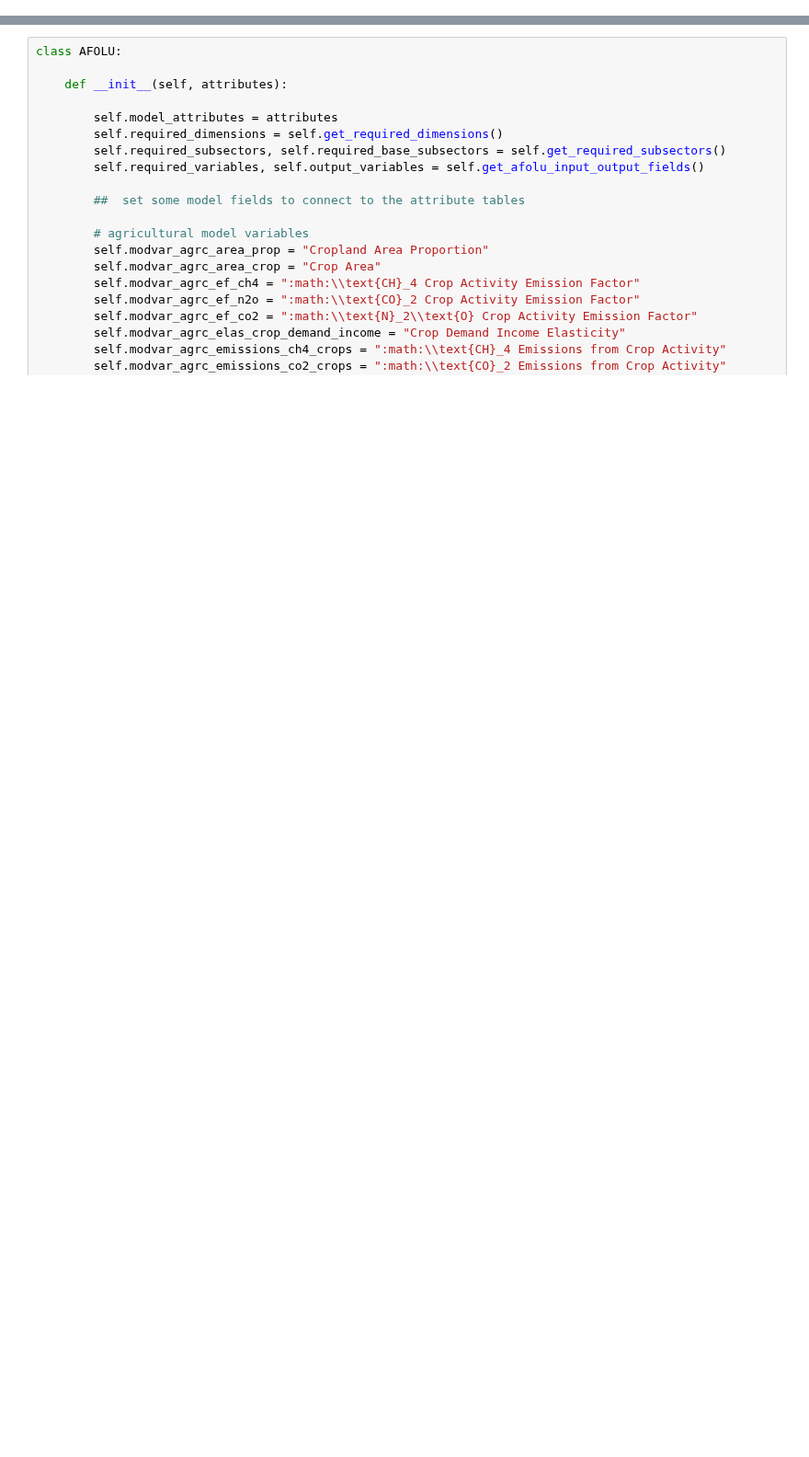
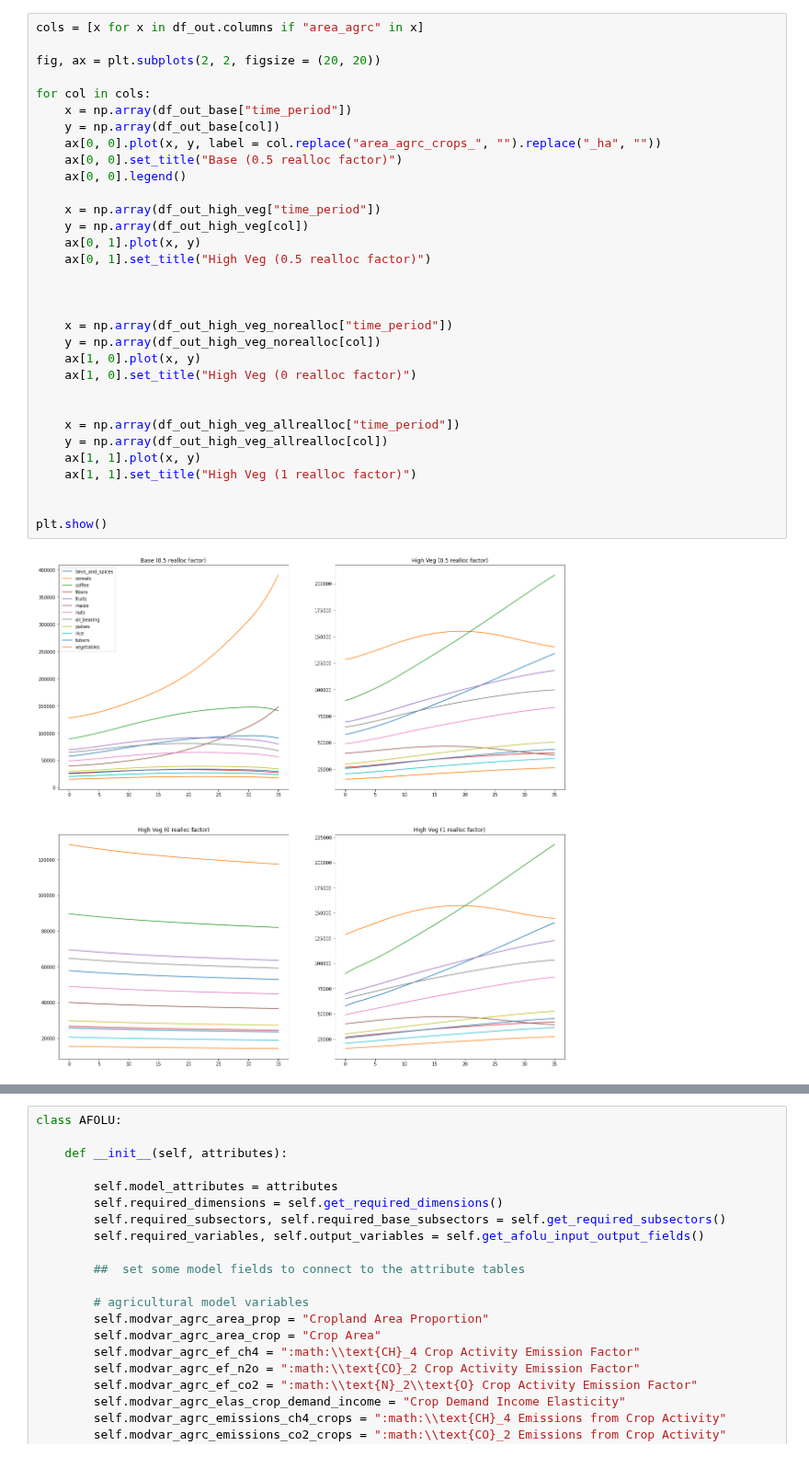
Before and after one commit to jarojasag/lac_decarbonization, a Jupyter notebook: python/build_afolu.ipynb, the cells around one changed output, grey strips where cells are left out. Shown at 92% size. Drawn from its saved outputs; the diff is of its cells as text; blank space fills up the shorter version.

```diff
--- a/python/build_afolu.ipynb
+++ b/python/build_afolu.ipynb
@@ -40,0 +54,34 @@ Land use projection complete in 0.0 seconds.
+# %%
+cols = [x for x in df_out.columns if "area_agrc" in x]
+
+fig, ax = plt.subplots(2, 2, figsize = (20, 20))
+
+for col in cols:
+    x = np.array(df_out_base["time_period"])
+    y = np.array(df_out_base[col])
+    ax[0, 0].plot(x, y, label = col.replace("area_agrc_crops_", "").replace("_ha", ""))
+    ax[0, 0].set_title("Base (0.5 realloc factor)")
+    ax[0, 0].legend()
+
+    x = np.array(df_out_high_veg["time_period"])
+    y = np.array(df_out_high_veg[col])
+    ax[0, 1].plot(x, y)
+    ax[0, 1].set_title("High Veg (0.5 realloc factor)")
+
+
+
+    x = np.array(df_out_high_veg_norealloc["time_period"])
+    y = np.array(df_out_high_veg_norealloc[col])
+    ax[1, 0].plot(x, y)
+    ax[1, 0].set_title("High Veg (0 realloc factor)")
+
+
+    x = np.array(df_out_high_veg_allrealloc["time_period"])
+    y = np.array(df_out_high_veg_allrealloc[col])
+    ax[1, 1].plot(x, y)
+    ax[1, 1].set_title("High Veg (1 realloc factor)")
+
+
+plt.show()
+# %% [output]
+[figure, added]
```
Also changed, not shown: parts of 15 cells of this notebook, 24 other files.
